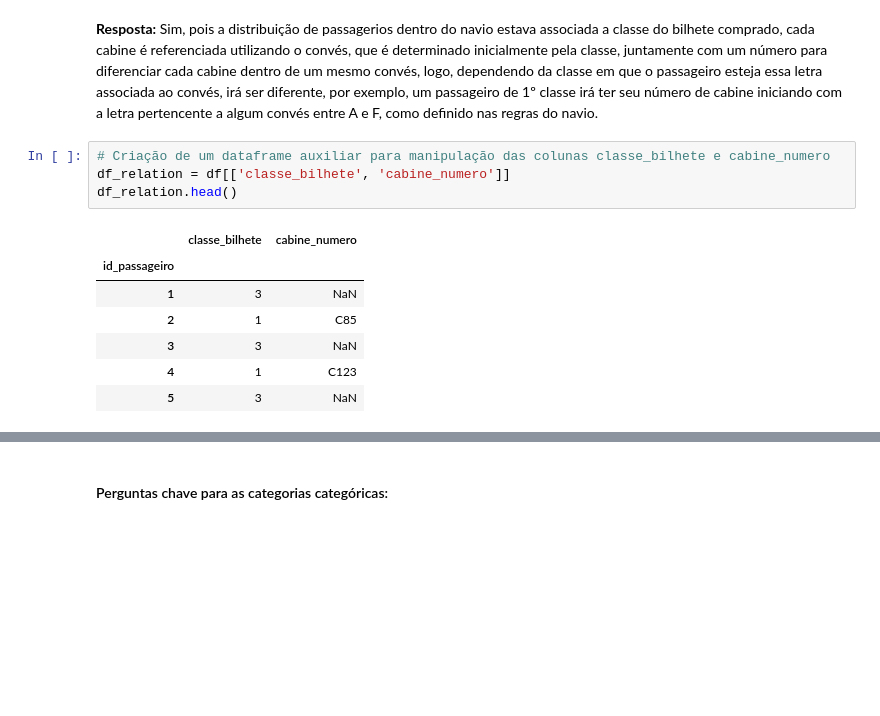
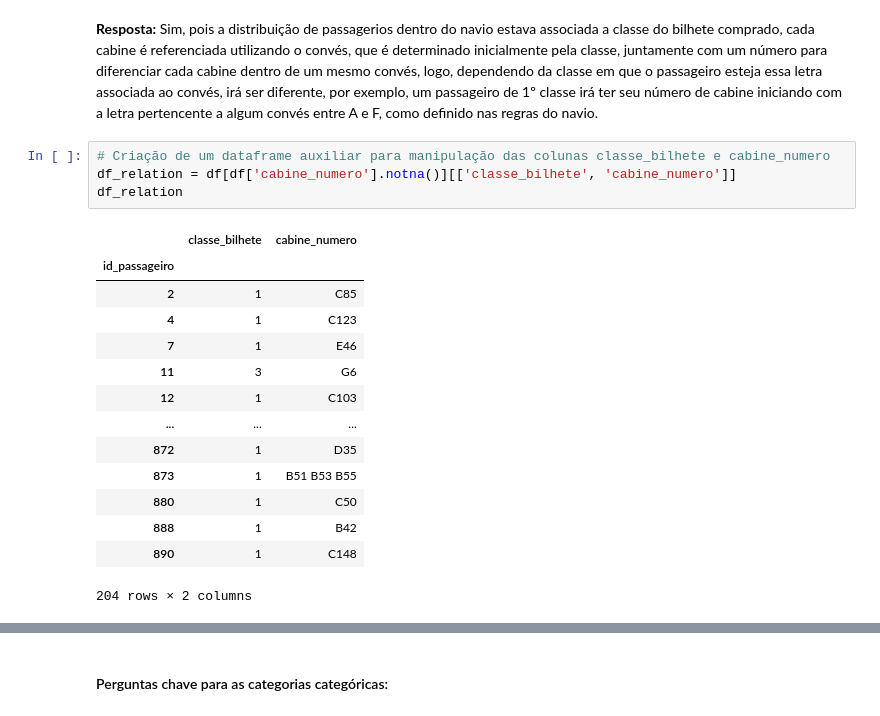
Before and after one commit to andreinamendes/titanic_cd, a Jupyter notebook: desafio.ipynb, the cells around one changed output, grey strips where cells are left out. Cells and saved outputs as stored; diff of their text form; blank space fills up the shorter version.

```diff
--- a/desafio.ipynb
+++ b/desafio.ipynb
@@ -329,15 +329,22 @@ sns.heatmap(df_categorical.corr(), annot=True, fmt=".1f", linewidths=.6)
 **Resposta:** Sim, pois a distribuição de passagerios dentro do navio estava associada a classe do bilhete comprado, cada cabine é referenciada utilizando o convés, que é determinado inicialmente pela classe, juntamente com um número para diferenciar cada cabine dentro de um mesmo convés, logo, dependendo da classe em que o passageiro esteja essa letra associada ao convés, irá ser diferente, por exemplo, um passageiro de 1º classe irá ter seu número de cabine iniciando com a letra pertencente a algum convés entre A e F, como definido nas regras do navio.
 # %%
 # Criação de um dataframe auxiliar para manipulação das colunas classe_bilhete e cabine_numero
-df_relation = df[['classe_bilhete', 'cabine_numero']]
-df_relation.head()
+df_relation = df[df['cabine_numero'].notna()][['classe_bilhete', 'cabine_numero']]
+df_relation
 # %% [output]
 |  | classe_bilhete | cabine_numero |
 | id_passageiro |  |  |
-| 1 | 3 | NaN |
 | 2 | 1 | C85 |
-| 3 | 3 | NaN |
 | 4 | 1 | C123 |
-| 5 | 3 | NaN |
+| 7 | 1 | E46 |
+| 11 | 3 | G6 |
+| 12 | 1 | C103 |
+| ... | ... | ... |
+| 872 | 1 | D35 |
+| 873 | 1 | B51 B53 B55 |
+| 880 | 1 | C50 |
+| 888 | 1 | B42 |
+| 890 | 1 | C148 |
+204 rows × 2 columns
 # %%
 # Separação da informação do convés da coluna cabine_numero
```
Also changed, not shown: parts of 19 cells of this notebook.
